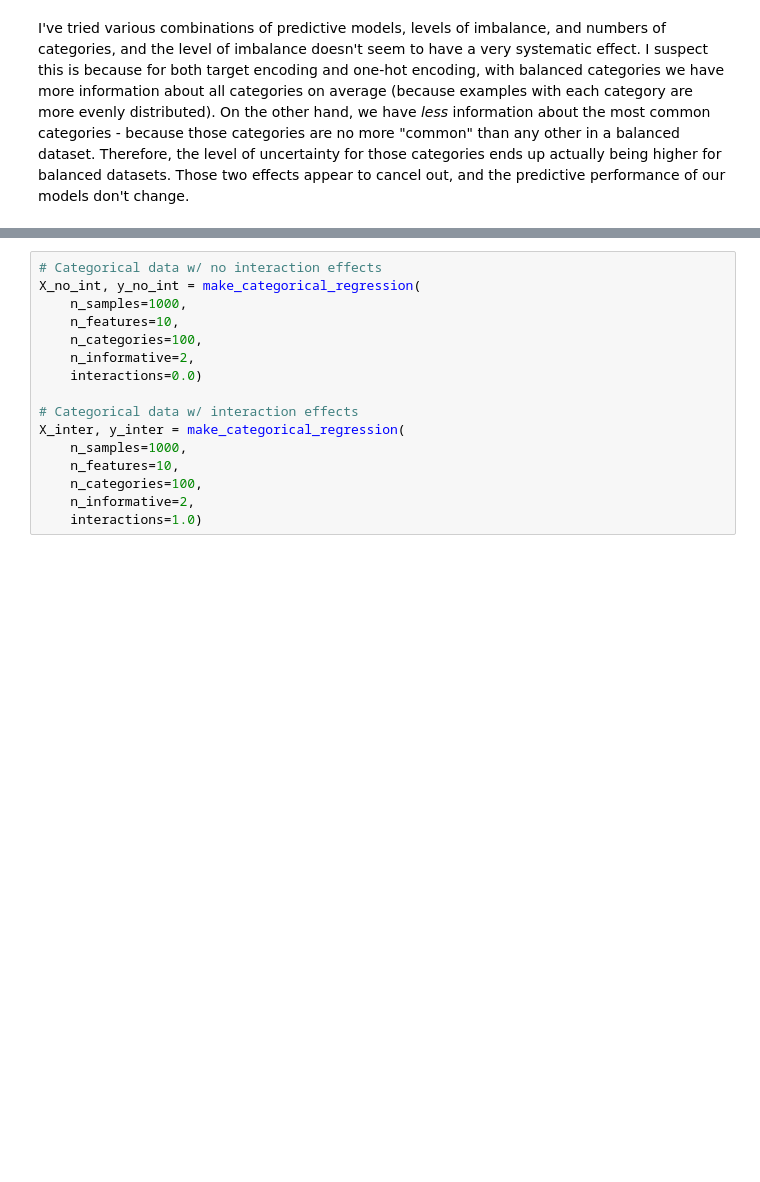
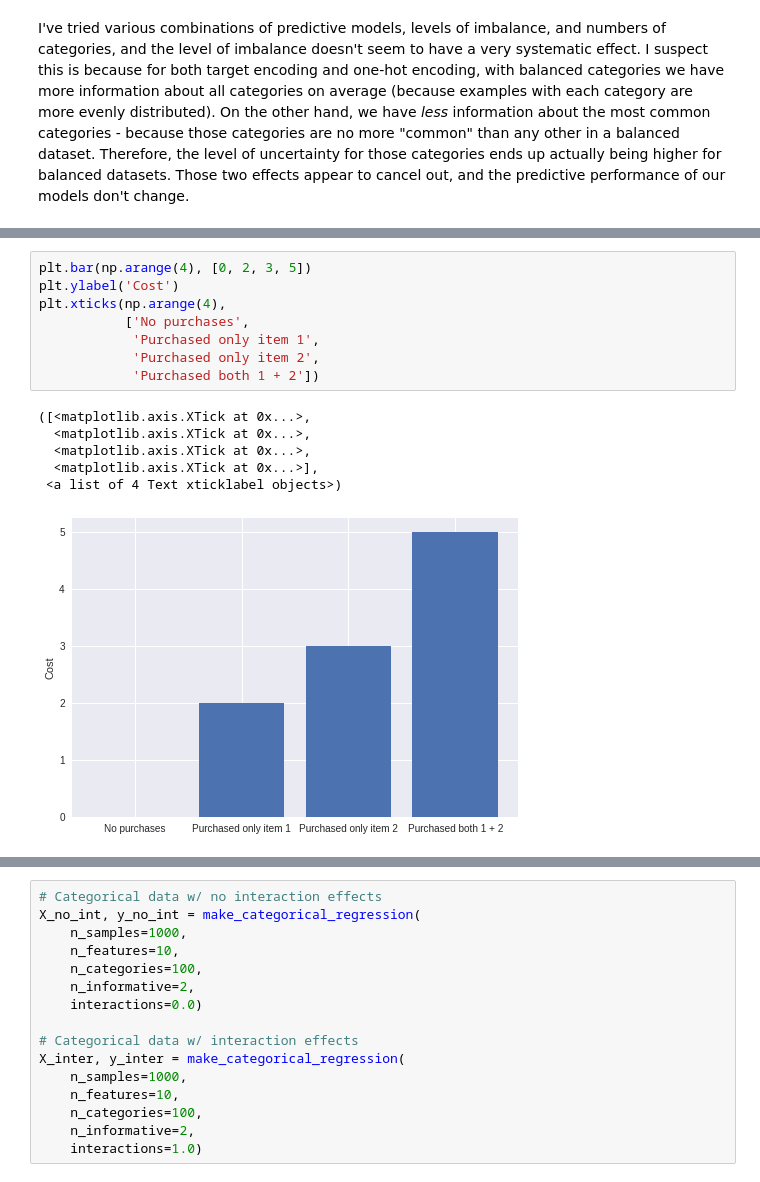
Before and after one commit to brendanhasz/target-encoding, a Jupyter notebook: Target_Encoding.ipynb, the cells around one changed output, grey strips where cells are left out. Cells and saved outputs as stored; diff of their text form; blank space fills up the shorter version.

```diff
--- a/Target_Encoding.ipynb
+++ b/Target_Encoding.ipynb
@@ -1442,0 +1445,15 @@ TODO: target encoding doesn't capture interactions very well, which one-hot does
+# %%
+plt.bar(np.arange(4), [0, 2, 3, 5])
+plt.ylabel('Cost')
+plt.xticks(np.arange(4),
+           ['No purchases',
+            'Purchased only item 1',
+            'Purchased only item 2',
+            'Purchased both 1 + 2'])
+# %% [output]
+([<matplotlib.axis.XTick at 0x...>,
+  <matplotlib.axis.XTick at 0x...>,
+  <matplotlib.axis.XTick at 0x...>,
+  <matplotlib.axis.XTick at 0x...>],
+ <a list of 4 Text xticklabel objects>)
+[figure, added]
```
Also changed, not shown: parts of 26 cells of this notebook.
